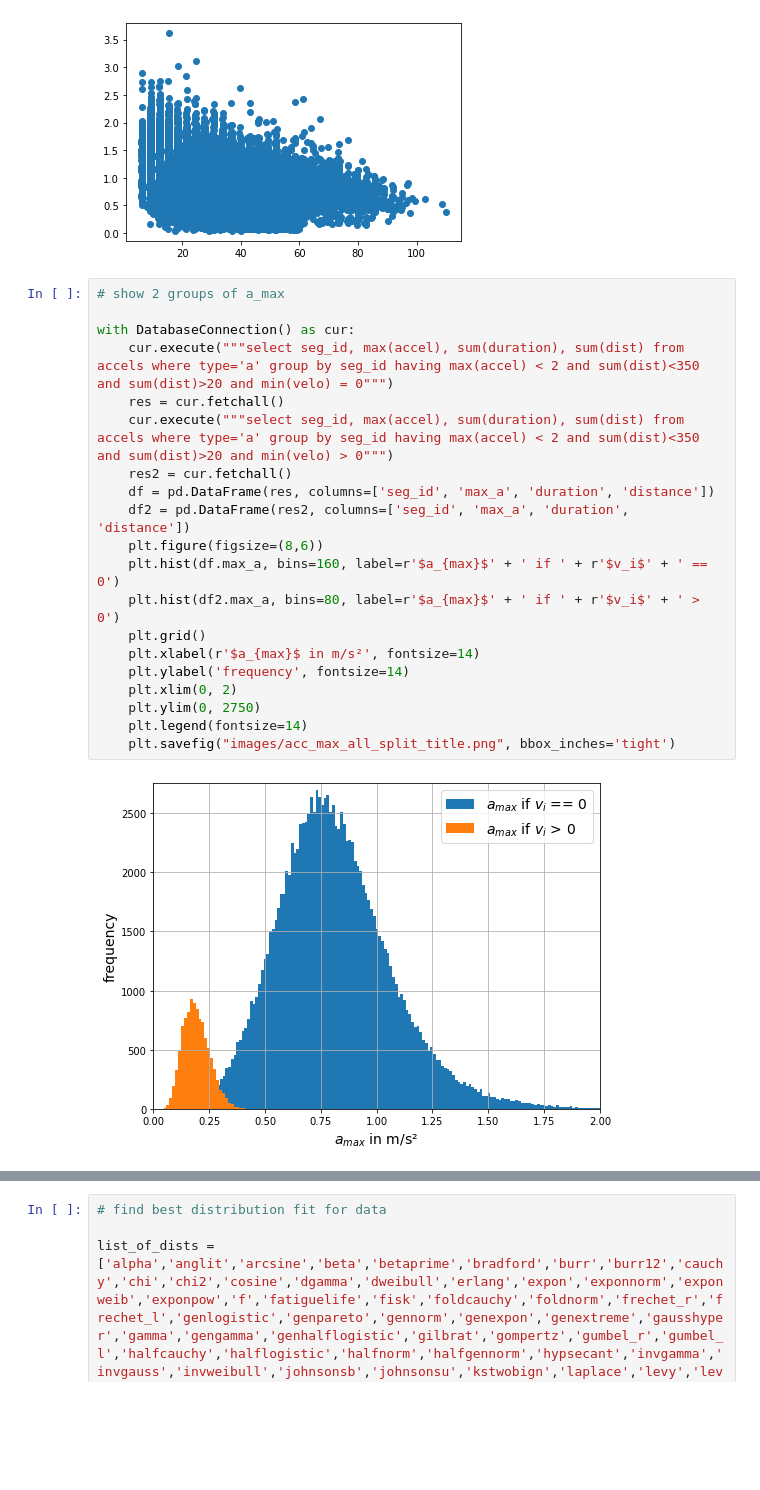
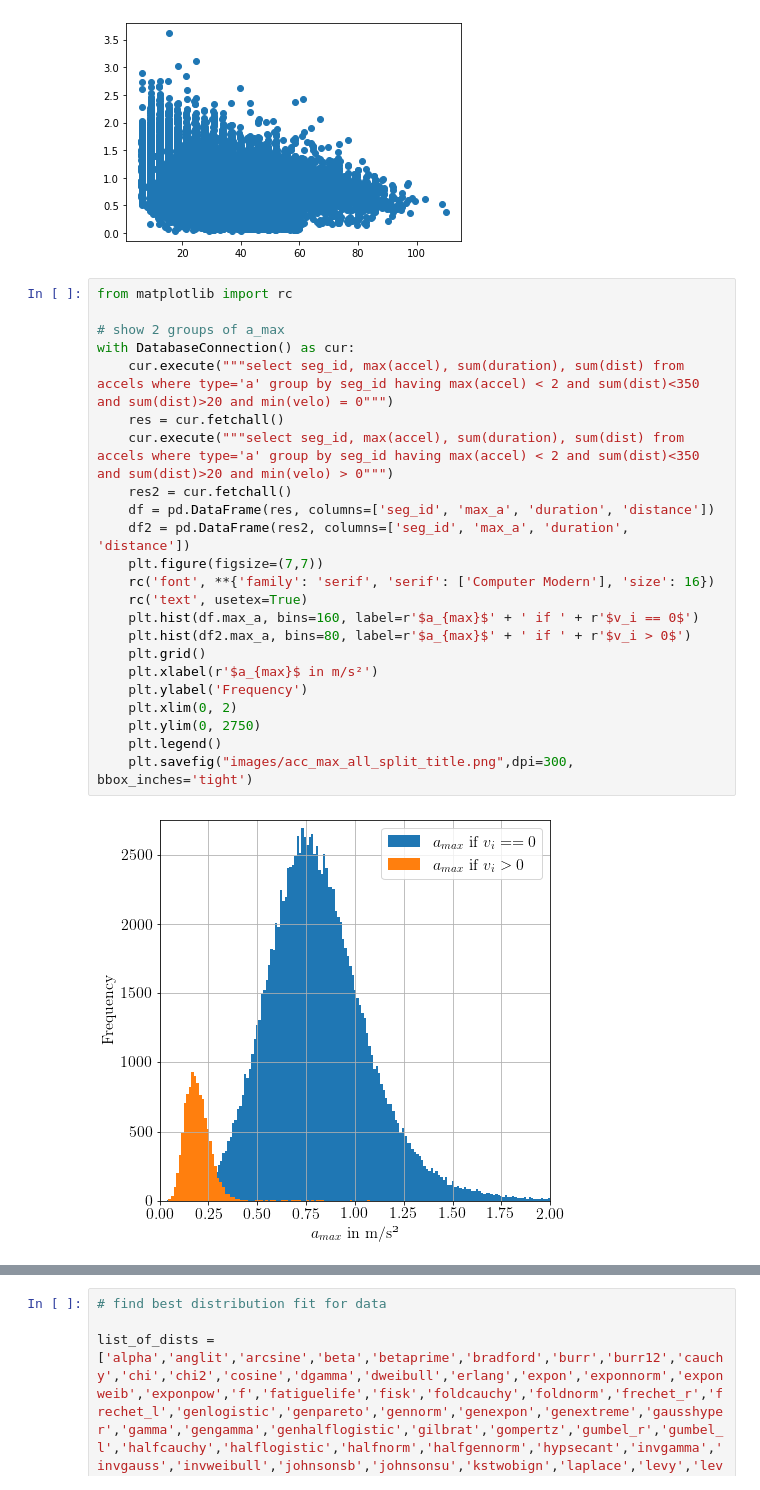
Before and after one commit to alexpagri/data-analytics, a Jupyter notebook: simra_data_insights/accelerations.ipynb, the cells around one changed output, grey strips where cells are left out. Saved outputs shown, nothing was run; the diff lists cells and outputs as text; blank space fills up the shorter version.

Commit message:
work on plots

```diff
--- a/simra_data_insights/accelerations.ipynb
+++ b/simra_data_insights/accelerations.ipynb
@@ -59,27 +62,30 @@ with DatabaseConnection() as cur:
 [figure]
 [figure]
 # %%
+from matplotlib import rc
+
 # show 2 groups of a_max
-
 with DatabaseConnection() as cur:
     cur.execute("""select seg_id, max(accel), sum(duration), sum(dist) from accels where type='a' group by seg_id having max(accel) < 2 and sum(dist)<350  and sum(dist)>20 and min(velo) = 0""")
     res = cur.fetchall()
     cur.execute("""select seg_id, max(accel), sum(duration), sum(dist) from accels where type='a' group by seg_id having max(accel) < 2 and sum(dist)<350 and sum(dist)>20 and min(velo) > 0""")
     res2 = cur.fetchall()
     df = pd.DataFrame(res, columns=['seg_id', 'max_a', 'duration', 'distance'])
     df2 = pd.DataFrame(res2, columns=['seg_id', 'max_a', 'duration', 'distance'])
-    plt.figure(figsize=(8,6))
-    plt.hist(df.max_a, bins=160, label=r'$a_{max}$' + ' if ' + r'$v_i$' + ' == 0')
-    plt.hist(df2.max_a, bins=80, label=r'$a_{max}$' + ' if ' + r'$v_i$' + ' > 0')
+    plt.figure(figsize=(7,7))
+    rc('font', **{'family': 'serif', 'serif': ['Computer Modern'], 'size': 16})
+    rc('text', usetex=True)
+    plt.hist(df.max_a, bins=160, label=r'$a_{max}$' + ' if ' + r'$v_i == 0$')
+    plt.hist(df2.max_a, bins=80, label=r'$a_{max}$' + ' if ' + r'$v_i > 0$')
     plt.grid()
-    plt.xlabel(r'$a_{max}$ in m/s²', fontsize=14)
-    plt.ylabel('frequency', fontsize=14)
+    plt.xlabel(r'$a_{max}$ in m/s²')
+    plt.ylabel('Frequency')
     plt.xlim(0, 2)
     plt.ylim(0, 2750)
-    plt.legend(fontsize=14)
-    plt.savefig("images/acc_max_all_split_title.png", bbox_inches='tight')
+    plt.legend()
+    plt.savefig("images/acc_max_all_split_title.png",dpi=300, bbox_inches='tight')
 # %% [output]
-[figure, old version]
+[figure, new version]
 # %%
 # Show correlation between a_max and |v_i - v_f|
 
```
Also changed, not shown: parts of 5 cells of this notebook, 24 other files.
